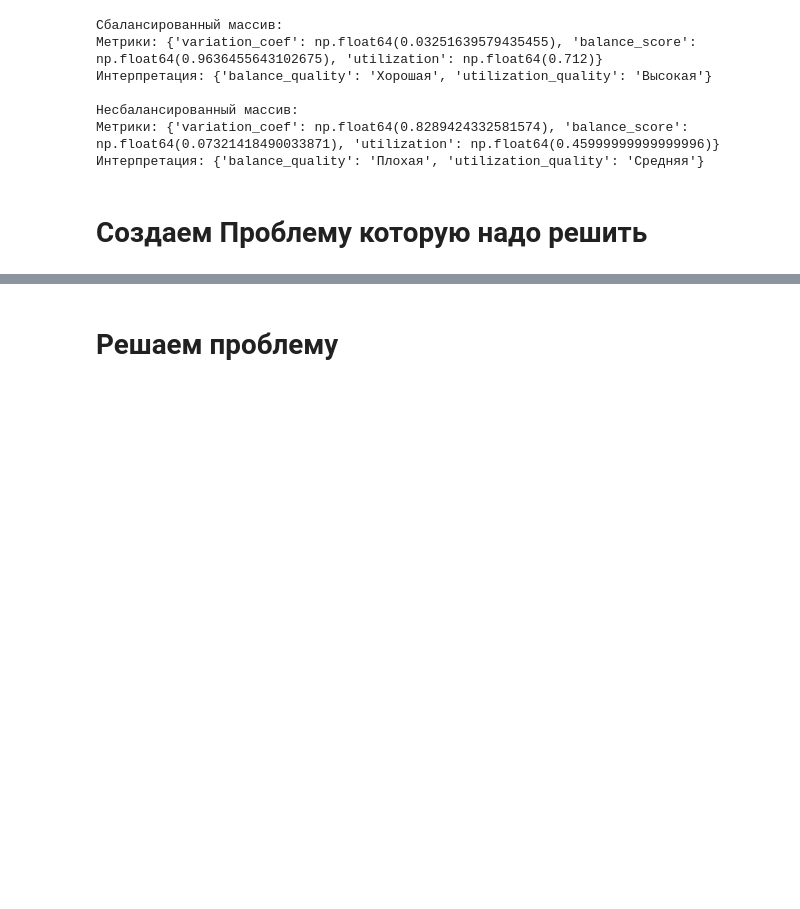
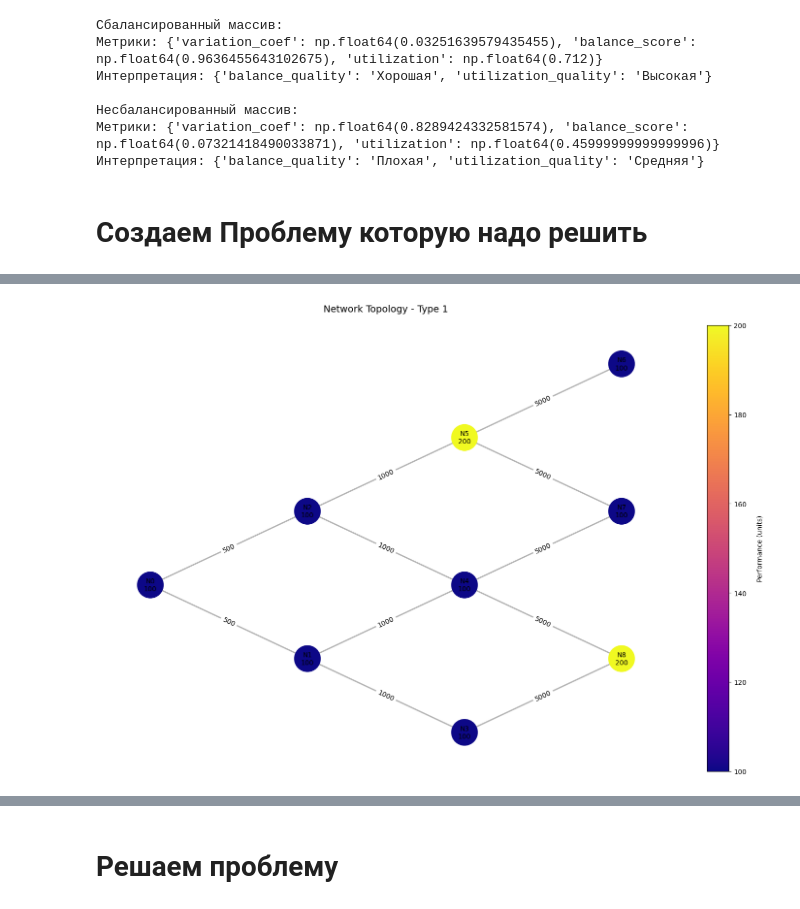
Before and after one commit to Me0n4ik/MATH, a Jupyter notebook: Новые расчеты/CASE 1.ipynb, the cells around one changed output, grey strips where cells are left out. Cells and saved outputs as stored; diff of their text form; code cells hidden in the pictures; blank space fills up the shorter version.

```diff
--- a/Новые расчеты/CASE 1.ipynb
+++ b/Новые расчеты/CASE 1.ipynb
@@ -805,0 +848,4 @@ problem = NetworkOptimizationProblem(net, task, f_objective=[case_1_f1_cost, cas
+# %%
+problem.network_graph.visualize()
+# %% [output]
+[figure, added]
```
Also changed, not shown: parts of 33 cells of this notebook, 1 other file.
